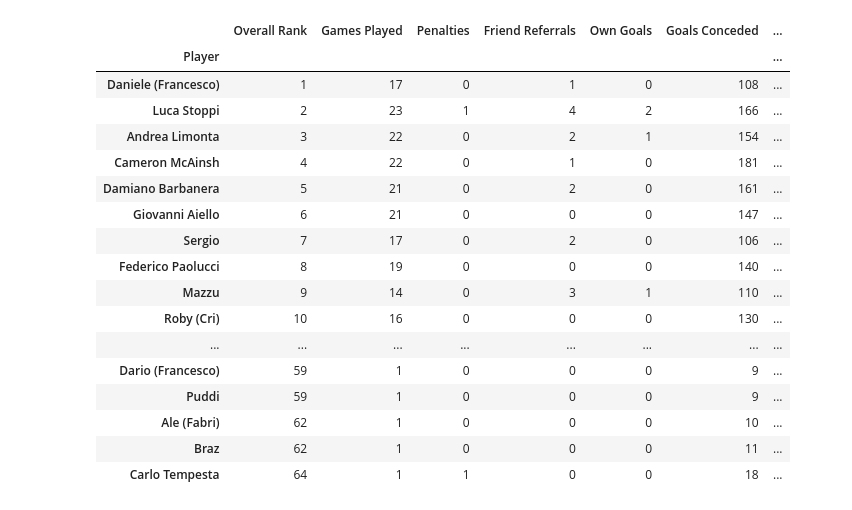
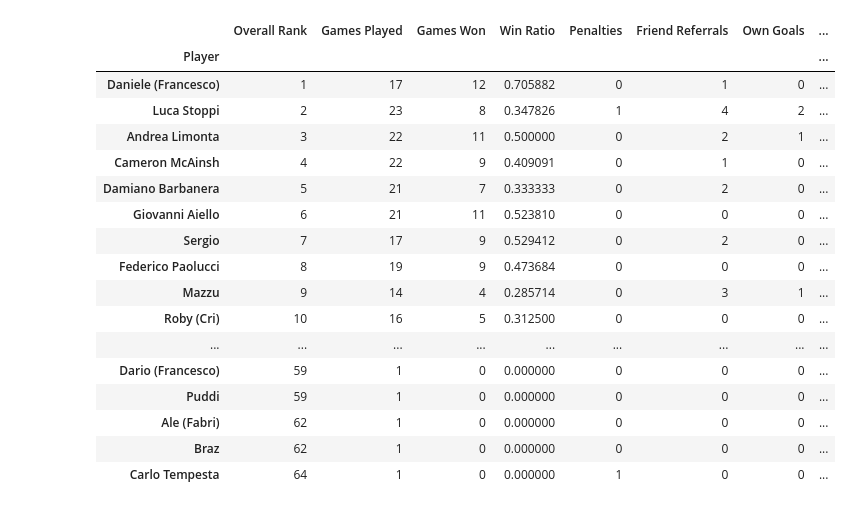
Before and after one commit to mcainshcameron/SPL, a Jupyter notebook: Points_Summary_v.0.2.ipynb, the cells around one changed output. Cells and saved outputs as stored; diff of their text form; code cells hidden in the pictures.

```diff
--- a/Points_Summary_v.0.2.ipynb
+++ b/Points_Summary_v.0.2.ipynb
@@ -87,48 +87,57 @@ def calculate_cumulative_points_and_rank(data):
 
 # Integrate functions to generate the final summary
 player_summary = compute_player_summaries(data)
 latest_rank_change = calculate_cumulative_points_and_rank(data)
 
 # Add 'Rank Change' to the summary
 player_summary['Rank Change'] = latest_rank_change
 
 # Fill NaN values with 0
 player_summary = player_summary.fillna(0)
 
 # Convert specific columns to integer type
 cols_to_int = ['Games Won', 'MVP', 'SPL Bonus', 'Rank Change']
 player_summary[cols_to_int] = player_summary[cols_to_int].astype(int)
 
 # Calculate the overall rank based on the 'Total Points'
 player_summary['Overall Rank'] = player_summary['Total Points'].rank(method="min", ascending=False).astype(int)
 
 # Reorder columns to have 'Overall Rank' at the front
 column_order = ['Overall Rank'] + [col for col in player_summary if col != 'Overall Rank']
 final_summary = player_summary[column_order]
 
 # Sorting the final_summary DataFrame by 'Overall Rank' in ascending order
 sorted_summary = final_summary.sort_values(by='Overall Rank')
 
 # Setting option to display all rows
 pd.set_option('display.max_rows', None)
 
+# Reordering the columns as specified
+desired_column_order = [
+    "Overall Rank", "Games Played", "Games Won", "Win Ratio", "Penalties",
+    "Friend Referrals", "Own Goals", "Goals Conceded", "MVP", "SPL Bonus",
+    "Average Goals/Game", "Total Goals", "Average Total Points/Game",
+    "Total Points", "Rank Change"
+]
+
+sorted_summary = sorted_summary[desired_column_order]
 sorted_summary
 # %% [output]
-|  | Overall Rank | Games Played | Penalties | Friend Referrals | Own Goals | Goals Conceded | ... |
-| Player |  |  |  |  |  |  | ... |
-| Daniele (Francesco) | 1 | 17 | 0 | 1 | 0 | 108 | ... |
-| Luca Stoppi | 2 | 23 | 1 | 4 | 2 | 166 | ... |
-| Andrea Limonta | 3 | 22 | 0 | 2 | 1 | 154 | ... |
-| Cameron McAinsh | 4 | 22 | 0 | 1 | 0 | 181 | ... |
-| Damiano Barbanera | 5 | 21 | 0 | 2 | 0 | 161 | ... |
-| Giovanni Aiello | 6 | 21 | 0 | 0 | 0 | 147 | ... |
-| Sergio | 7 | 17 | 0 | 2 | 0 | 106 | ... |
-| Federico Paolucci | 8 | 19 | 0 | 0 | 0 | 140 | ... |
-| Mazzu | 9 | 14 | 0 | 3 | 1 | 110 | ... |
-| Roby (Cri) | 10 | 16 | 0 | 0 | 0 | 130 | ... |
-| ... | ... | ... | ... | ... | ... | ... | ... |
-| Dario (Francesco) | 59 | 1 | 0 | 0 | 0 | 9 | ... |
-| Puddi | 59 | 1 | 0 | 0 | 0 | 9 | ... |
-| Ale (Fabri) | 62 | 1 | 0 | 0 | 0 | 10 | ... |
-| Braz | 62 | 1 | 0 | 0 | 0 | 11 | ... |
-| Carlo Tempesta | 64 | 1 | 1 | 0 | 0 | 18 | ... |
+|  | Overall Rank | Games Played | Games Won | Win Ratio | Penalties | Friend Referrals | Own Goals | ... |
+| Player |  |  |  |  |  |  |  | ... |
+| Daniele (Francesco) | 1 | 17 | 12 | 0.705882 | 0 | 1 | 0 | ... |
+| Luca Stoppi | 2 | 23 | 8 | 0.347826 | 1 | 4 | 2 | ... |
+| Andrea Limonta | 3 | 22 | 11 | 0.500000 | 0 | 2 | 1 | ... |
+| Cameron McAinsh | 4 | 22 | 9 | 0.409091 | 0 | 1 | 0 | ... |
+| Damiano Barbanera | 5 | 21 | 7 | 0.333333 | 0 | 2 | 0 | ... |
+| Giovanni Aiello | 6 | 21 | 11 | 0.523810 | 0 | 0 | 0 | ... |
+| Sergio | 7 | 17 | 9 | 0.529412 | 0 | 2 | 0 | ... |
+| Federico Paolucci | 8 | 19 | 9 | 0.473684 | 0 | 0 | 0 | ... |
+| Mazzu | 9 | 14 | 4 | 0.285714 | 0 | 3 | 1 | ... |
+| Roby (Cri) | 10 | 16 | 5 | 0.312500 | 0 | 0 | 0 | ... |
+| ... | ... | ... | ... | ... | ... | ... | ... | ... |
+| Dario (Francesco) | 59 | 1 | 0 | 0.000000 | 0 | 0 | 0 | ... |
+| Puddi | 59 | 1 | 0 | 0.000000 | 0 | 0 | 0 | ... |
+| Ale (Fabri) | 62 | 1 | 0 | 0.000000 | 0 | 0 | 0 | ... |
+| Braz | 62 | 1 | 0 | 0.000000 | 0 | 0 | 0 | ... |
+| Carlo Tempesta | 64 | 1 | 0 | 0.000000 | 1 | 0 | 0 | ... |
```
Also changed, not shown: parts of 3 cells of this notebook, 2 other files.
